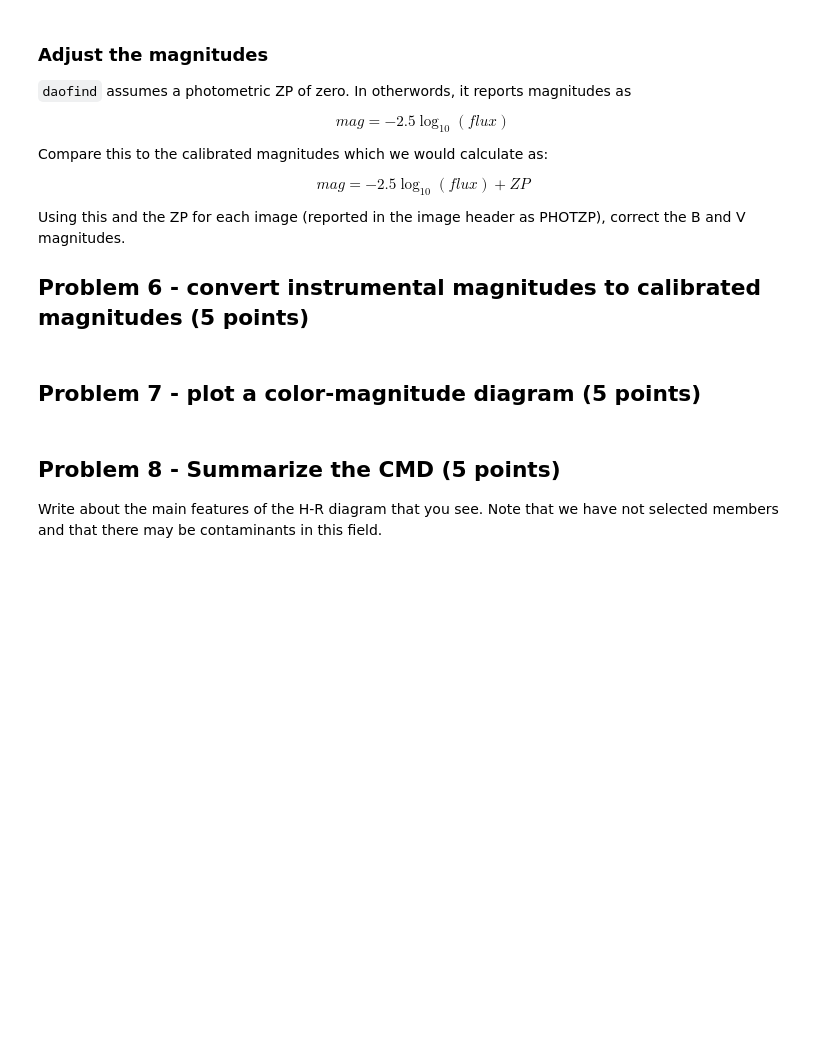
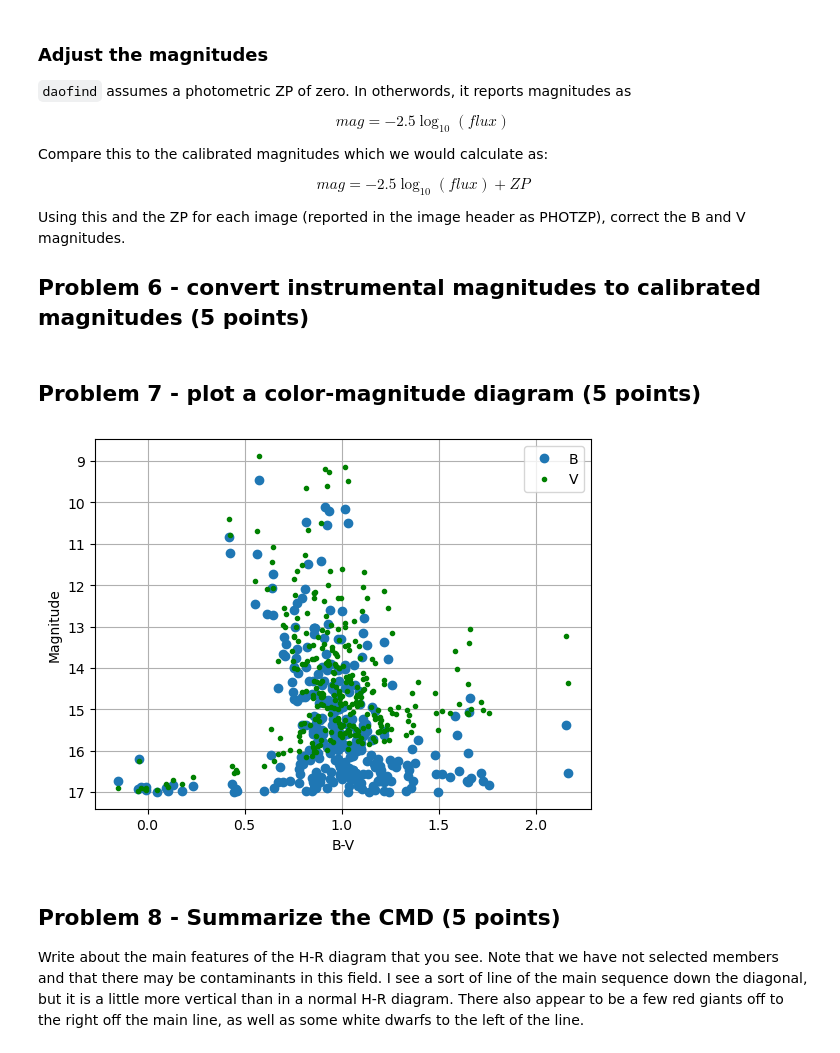
Before and after one commit to aaronreithku/Photometryproject_student, a Jupyter notebook: cluster_photometry_student.ipynb, the cells around one changed output. Saved outputs shown, nothing was run; the diff lists cells and outputs as text; code cells hidden in the pictures; blank space fills up the shorter version.

```diff
--- a/cluster_photometry_student.ipynb
+++ b/cluster_photometry_student.ipynb
@@ -485,2 +485,9 @@ Using this and the ZP for each image (reported in the image header as PHOTZP), c
+# %%
+#***********************
+# your code to convert instrumental magnitudes in each band to calibrated magnitudes.
+ZPb= float(header_b['PHOTZP']) #defines zero point for B and V band using the b and v data
+ZPv= float(header_v['PHOTZP'])
+magb_corrected=bmag + ZPb #defines the corrected magnitude as original magnitude plus zero point.
+magv_corrected=vmag + ZPv
 # %% [markdown]
 ## Problem 7 - plot a color-magnitude diagram (5 points)
@@ -493,3 +494,18 @@ plt.grid(True)
+# %%
+#**************************
+# your figure here
+
+plt.gca().invert_yaxis()
+plt.plot(bmag-vmag,magb_corrected,'o',label='B') #plots the color vs corrected magnitude to form HR diagram.
+plt.plot(bmag-vmag,magv_corrected,'g.',label='V')
+plt.grid(True)
+plt.legend() #displays the legend
+plt.xlabel('B-V') #labels the axes
+plt.ylabel('Magnitude')
+plt.savefig('CMD.pdf') #saves the plot
+# %% [output]
+[figure, added]
 # %% [markdown]
 ## Problem 8 - Summarize the CMD (5 points)
 Write about the main features of the H-R diagram that you see.  Note that we have not selected members and that there may be contaminants in this field.
+I see a sort of line of the main sequence down the diagonal, but it is a little more vertical than in a normal H-R diagram. There also appear to be a few red giants off to the right off the main line, as well as some white dwarfs to the left of the line.
```
Also changed, not shown: parts of 5 cells of this notebook.
